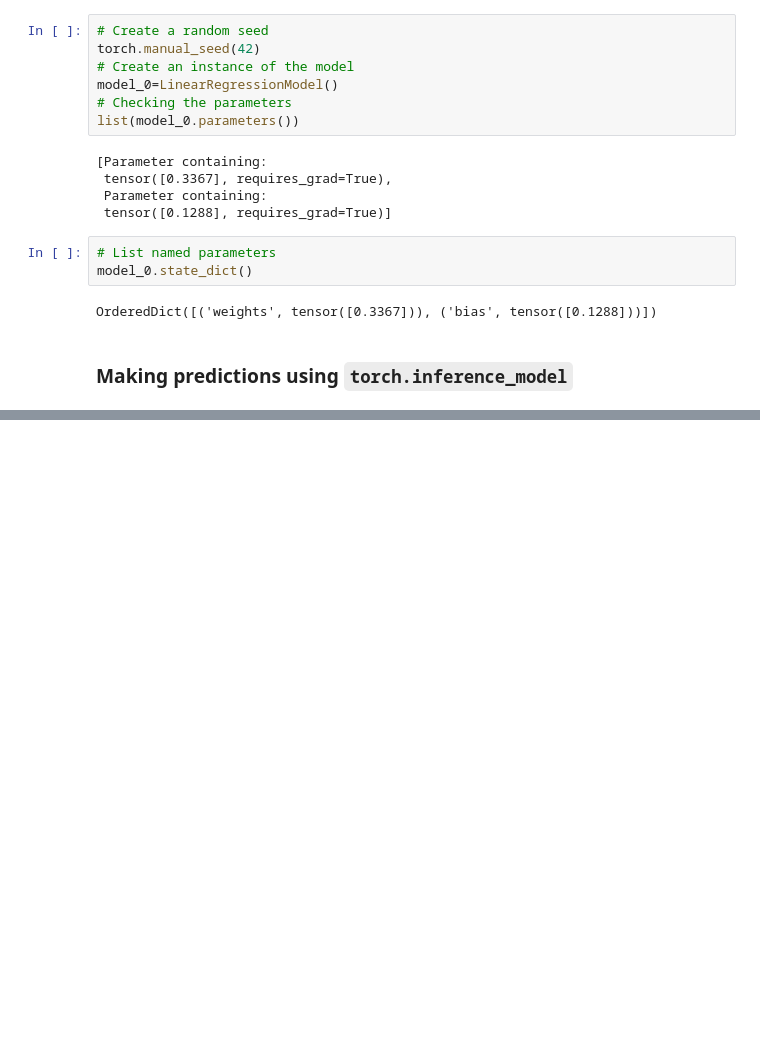
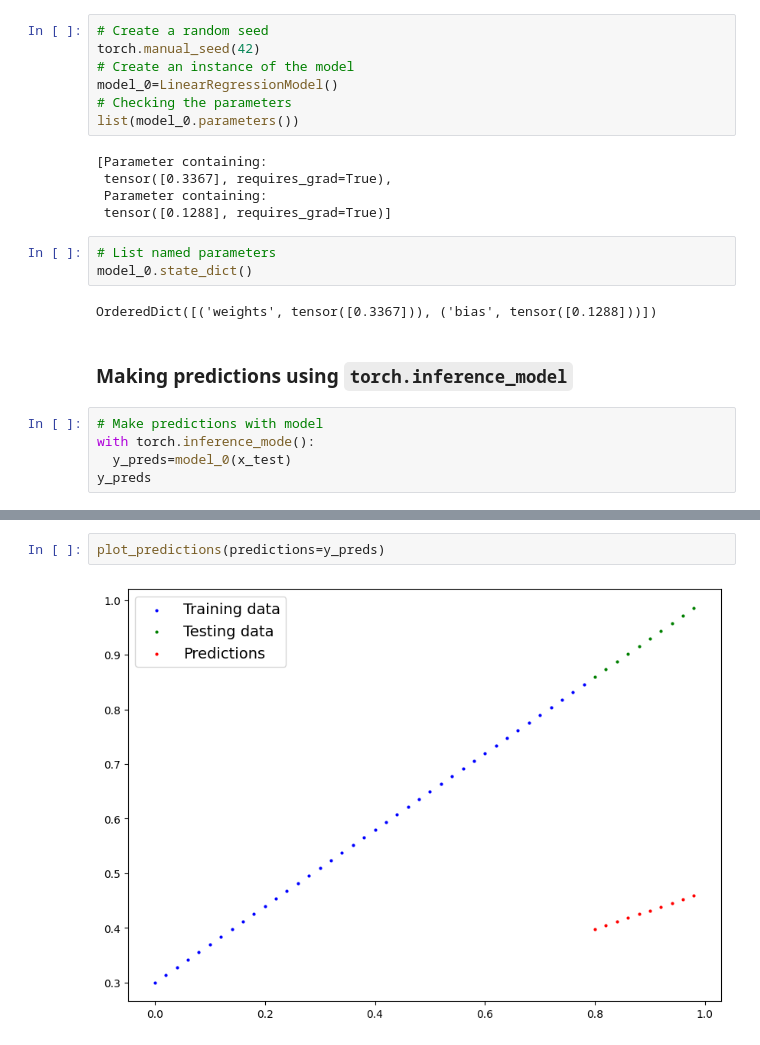
Before and after one commit to Divyanshi017/Deep_Learning, a Jupyter notebook: pytorch_workflow.ipynb, the cells around one changed output, grey strips where cells are left out. Saved outputs shown, nothing was run; the diff lists cells and outputs as text; blank space fills up the shorter version.

```diff
--- a/pytorch_workflow.ipynb
+++ b/pytorch_workflow.ipynb
@@ -104,3 +104,8 @@ model_0.state_dict()
 OrderedDict([('weights', tensor([0.3367])), ('bias', tensor([0.1288]))])
 # %% [markdown]
 ### Making predictions using `torch.inference_model`
+# %%
+# Make predictions with model
+with torch.inference_mode():
+  y_preds=model_0(x_test)
+y_preds
@@ -106,0 +161,4 @@ OrderedDict([('weights', tensor([0.3367])), ('bias', tensor([0.1288]))])
+# %%
+plot_predictions(predictions=y_preds)
+# %% [output]
+[figure, added]
```
Also changed, not shown: parts of 9 cells of this notebook.
